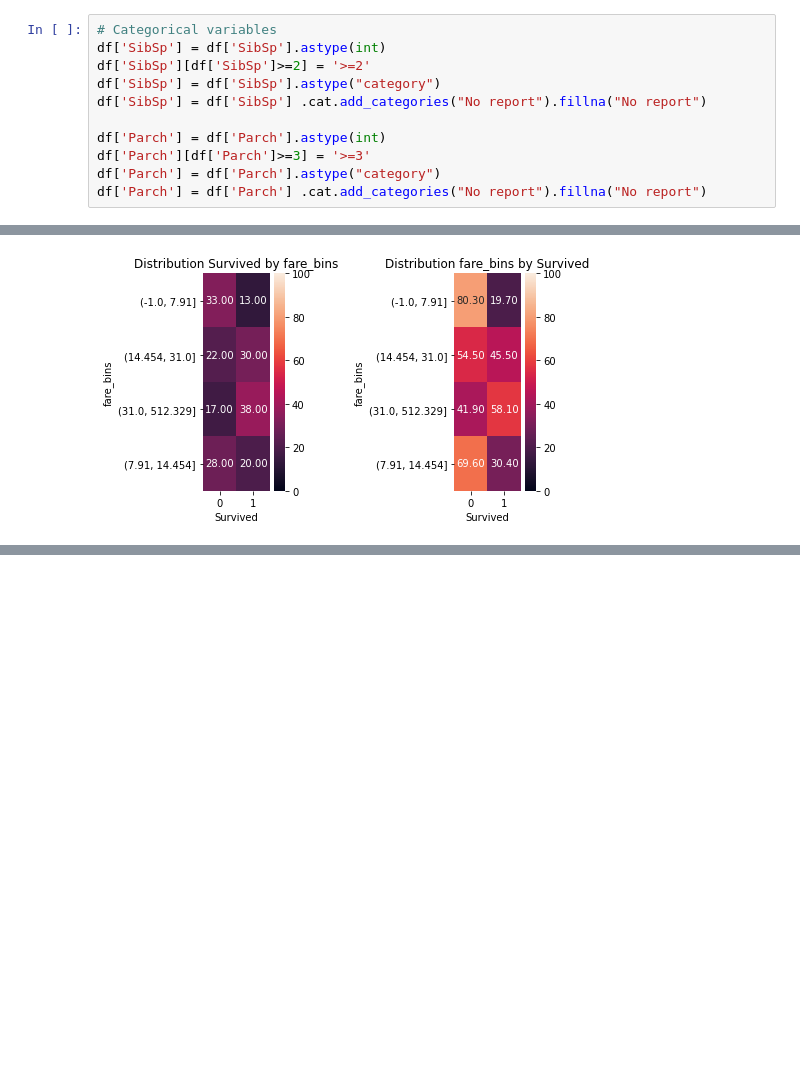
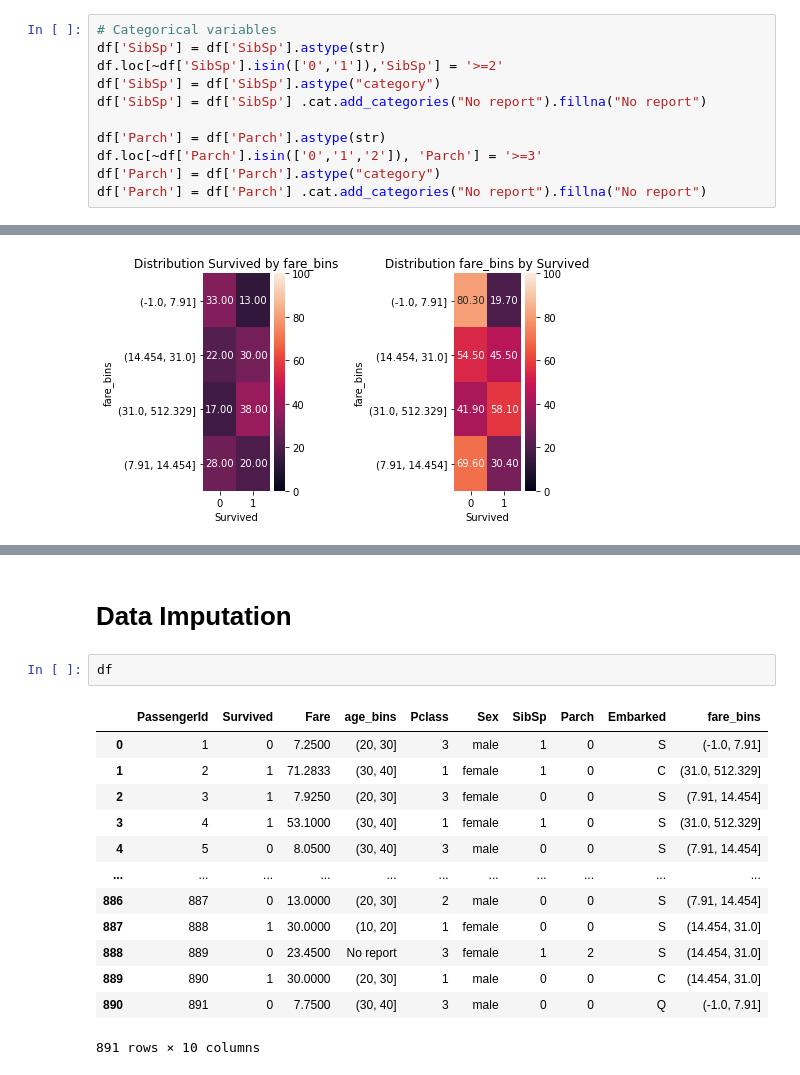
Before and after one commit to jesuarezt/kaggle, a Jupyter notebook: Titanic.ipynb, the cells around one changed output, grey strips where cells are left out. Cells and saved outputs as stored; diff of their text form; blank space fills up the shorter version.

```diff
--- a/Titanic.ipynb
+++ b/Titanic.ipynb
@@ -268,12 +271,12 @@ df['fare_bins'] = df['fare_bins'].astype(str).astype('category')
 predictor_vars_cat.append('fare_bins')
 # %%
 # Categorical variables
-df['SibSp'] = df['SibSp'].astype(int)
-df['SibSp'][df['SibSp']>=2] = '>=2'
+df['SibSp'] = df['SibSp'].astype(str)
+df.loc[~df['SibSp'].isin(['0','1']),'SibSp'] = '>=2'
 df['SibSp'] = df['SibSp'].astype("category")
 df['SibSp'] = df['SibSp'] .cat.add_categories("No report").fillna("No report")
 
-df['Parch'] = df['Parch'].astype(int)
-df['Parch'][df['Parch']>=3] = '>=3'
+df['Parch'] = df['Parch'].astype(str)
+df.loc[~df['Parch'].isin(['0','1','2']), 'Parch'] = '>=3'
 df['Parch'] = df['Parch'].astype("category")
 df['Parch'] = df['Parch'] .cat.add_categories("No report").fillna("No report")
@@ -381,0 +379,18 @@ for c in predictor_vars_num:
+# %% [markdown]
+# Data Imputation
+# %%
+df
+# %% [output]
+|  | PassengerId | Survived | Fare | age_bins | Pclass | Sex | SibSp | Parch | Embarked | fare_bins |
+| 0 | 1 | 0 | 7.2500 | (20, 30] | 3 | male | 1 | 0 | S | (-1.0, 7.91] |
+| 1 | 2 | 1 | 71.2833 | (30, 40] | 1 | female | 1 | 0 | C | (31.0, 512.329] |
+| 2 | 3 | 1 | 7.9250 | (20, 30] | 3 | female | 0 | 0 | S | (7.91, 14.454] |
+| 3 | 4 | 1 | 53.1000 | (30, 40] | 1 | female | 1 | 0 | S | (31.0, 512.329] |
+| 4 | 5 | 0 | 8.0500 | (30, 40] | 3 | male | 0 | 0 | S | (7.91, 14.454] |
+| ... | ... | ... | ... | ... | ... | ... | ... | ... | ... | ... |
+| 886 | 887 | 0 | 13.0000 | (20, 30] | 2 | male | 0 | 0 | S | (7.91, 14.454] |
+| 887 | 888 | 1 | 30.0000 | (10, 20] | 1 | female | 0 | 0 | S | (14.454, 31.0] |
+| 888 | 889 | 0 | 23.4500 | No report | 3 | female | 1 | 2 | S | (14.454, 31.0] |
+| 889 | 890 | 1 | 30.0000 | (20, 30] | 1 | male | 0 | 0 | C | (14.454, 31.0] |
+| 890 | 891 | 0 | 7.7500 | (30, 40] | 3 | male | 0 | 0 | Q | (-1.0, 7.91] |
+891 rows × 10 columns
```
Also changed, not shown: parts of 5 cells of this notebook.
